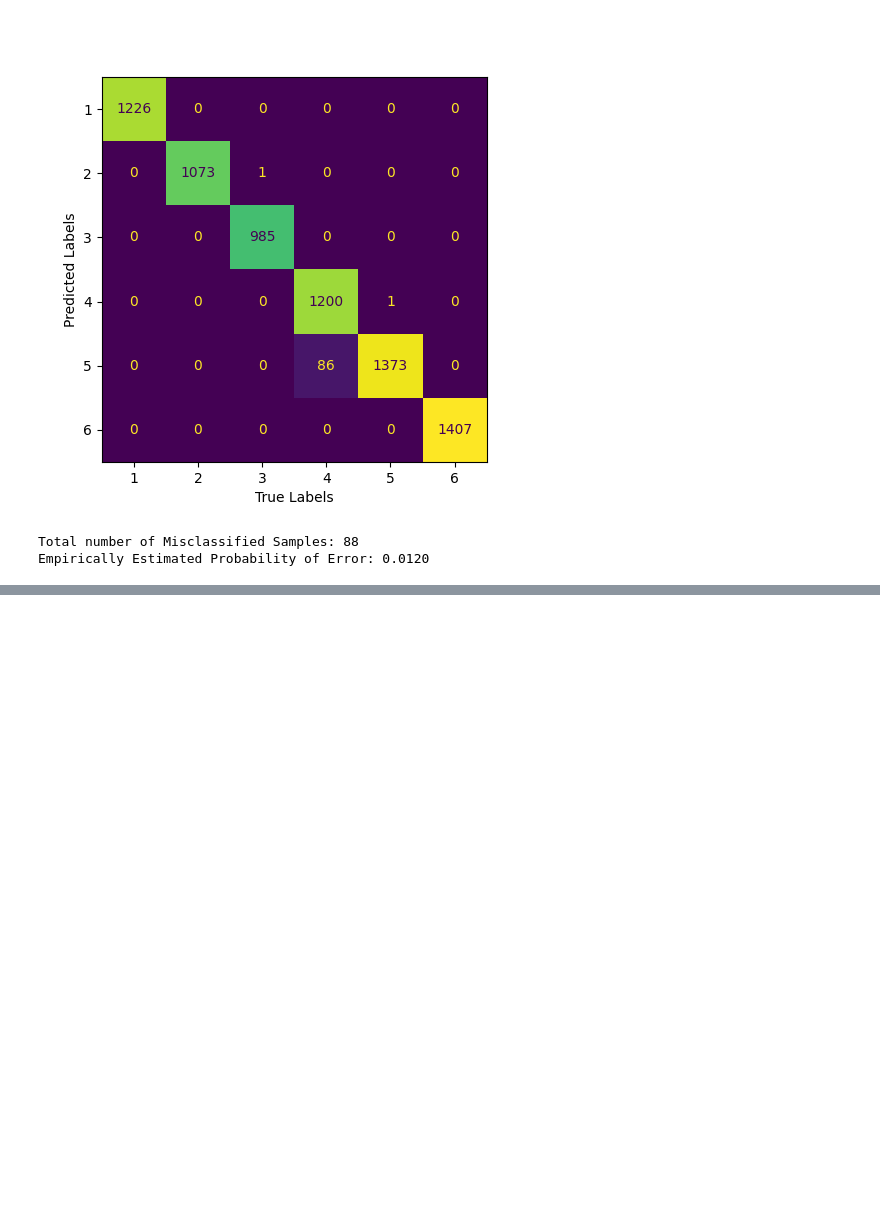
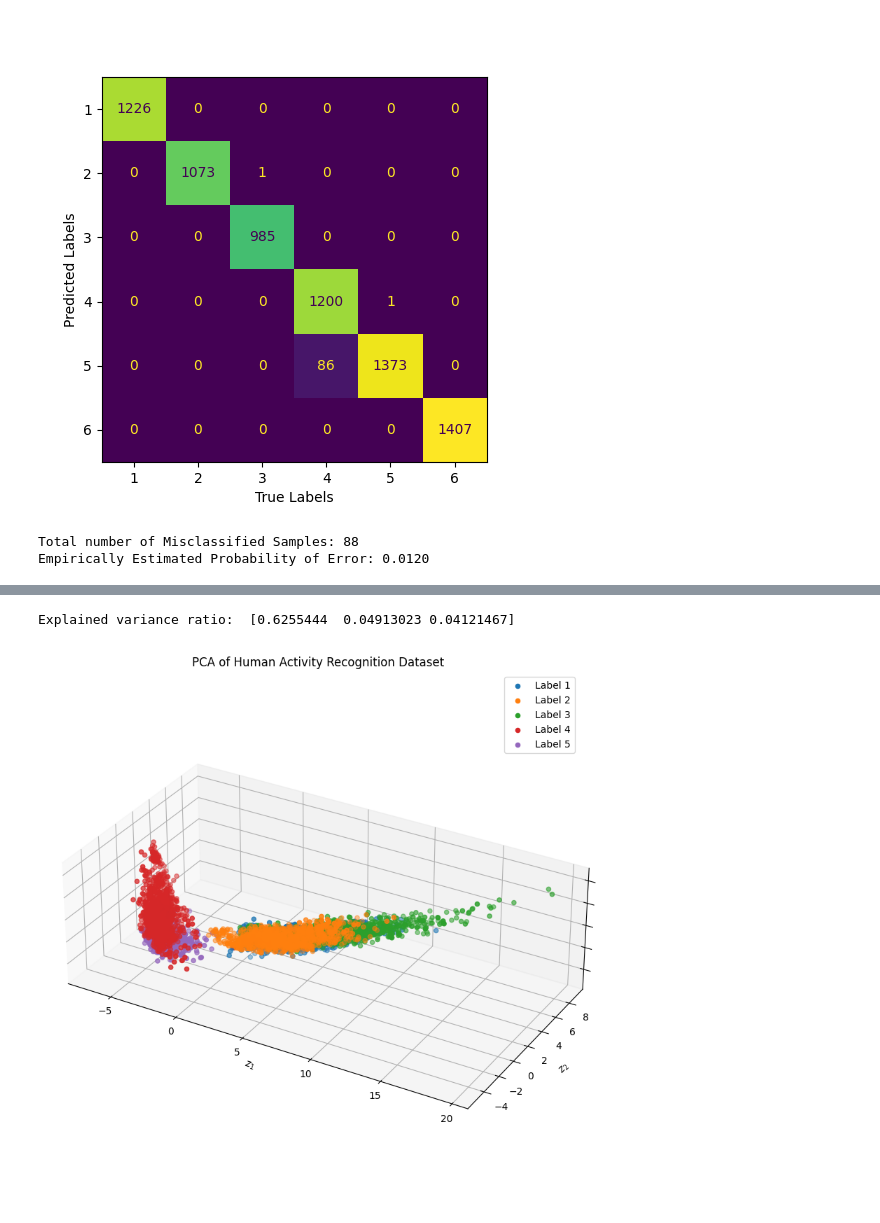
Before and after one commit to ankesh86/IntroductionToMachineLearning, a Jupyter notebook: ASSGN_q3_part2.ipynb, the cells around one changed output, grey strips where cells are left out. Saved outputs shown, nothing was run; the diff lists cells and outputs as text; code cells hidden in the pictures; blank space fills up the shorter version.

```diff
--- a/ASSGN_q3_part2.ipynb
+++ b/ASSGN_q3_part2.ipynb
@@ -123,0 +235,30 @@ Empirically Estimated Probability of Error: 0.0120
+# %%
+fig = plt.figure(figsize=(8,8))
+
+ax_pca = fig.add_subplot(111, projection='3d')
+
+pca = PCA(n_components=3)  # n_components is how many PCs we'll keep
+X_fit = pca.fit(X)  # Is a fitted estimator, not actual data to project
+Z = pca.transform(X)
+
+# first principal component accounts for approximately 62.55% of the variance in the data.
+print("Explained variance ratio: ", pca.explained_variance_ratio_)
+
+for q in range(unique_qualities[0], unique_qualities[-1]):
+    ax_pca.scatter(Z[HAR_df['label']==q, 0],
+                      Z[HAR_df['label']==q, 1],
+                      Z[HAR_df['label']==q, 2], label="Label {}".format(q))
+
+ax_pca.set_xlabel(r"$z_1$")
+ax_pca.set_ylabel(r"$z_2$")
+ax_pca.set_zlabel(r"$z_3$")
+
+ax_pca.set_box_aspect((np.ptp(Z[:, 0]), np.ptp(Z[:, 1]), np.ptp(Z[:, 2])))
+
+plt.title("PCA of Human Activity Recognition Dataset")
+plt.legend()
+plt.tight_layout()
+plt.show()
+# %% [output]
+Explained variance ratio:  [0.6255444  0.04913023 0.04121467]
+[figure, added]
```
Also changed, not shown: parts of 10 cells of this notebook.
